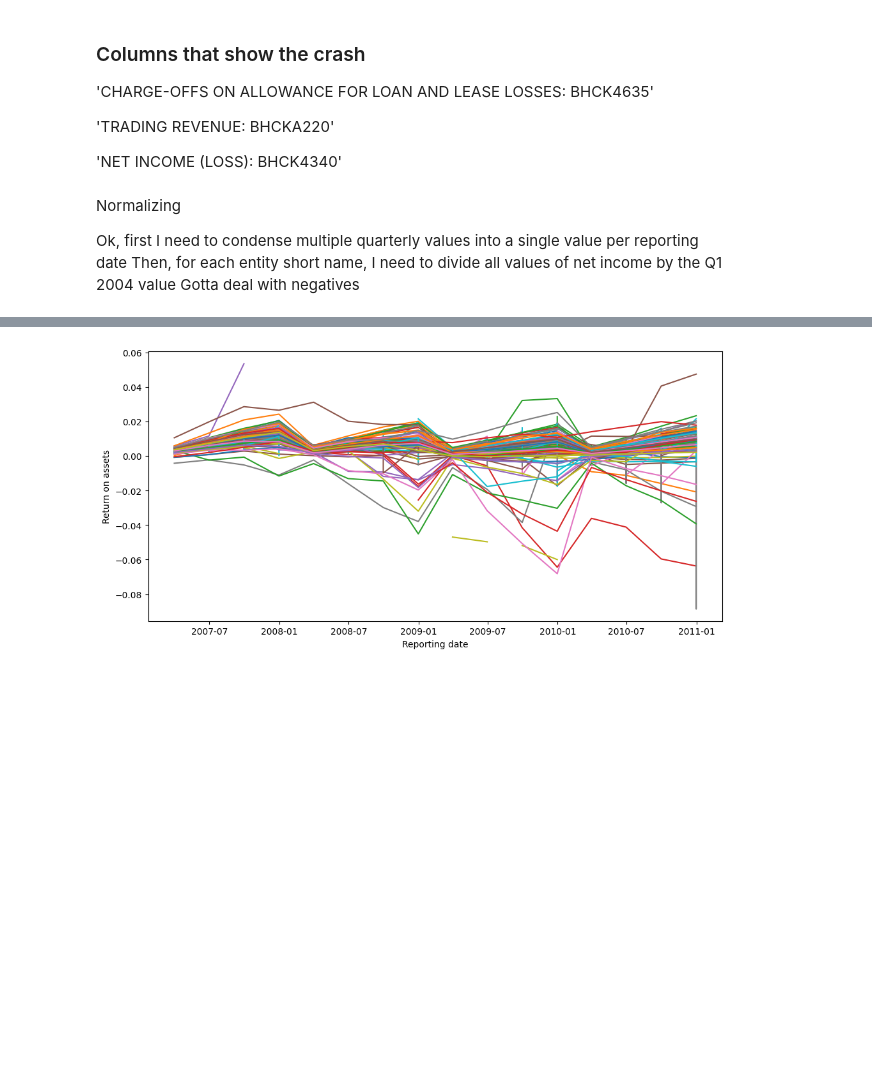
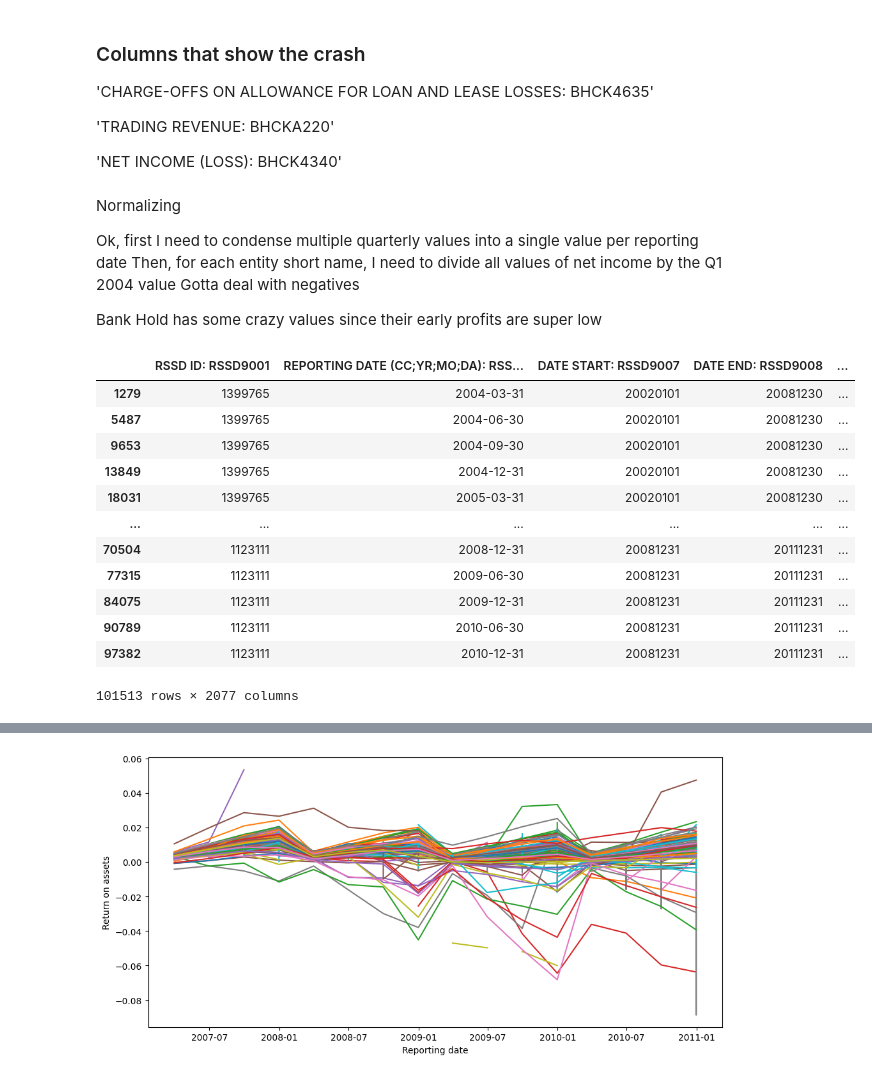
Before and after one commit to jmanacid1/DSE-Project, a Jupyter notebook: Visualize_Crash.ipynb, the cells around one changed output, grey strips where cells are left out. Drawn from its saved outputs; the diff is of its cells as text; code cells hidden in the pictures; blank space fills up the shorter version.

```diff
--- a/Visualize_Crash.ipynb
+++ b/Visualize_Crash.ipynb
@@ -100,3 +100,5 @@ Normalizing
 Ok, first I need to condense multiple quarterly values into a single value per reporting date
 Then, for each entity short name, I need to divide all values of net income by the Q1 2004 value
 Gotta deal with negatives
+
+Bank Hold has some crazy values since their early profits are super low
@@ -104,0 +105,17 @@ single_df = df.copy()
+# %%
+single_df = df.copy()
+single_df.sort_values(by=['ENTITY SHORT NAME: RSSD9010','REPORTING DATE (CC;YR;MO;DA): RSSD9999'])
+# %% [output]
+|  | RSSD ID: RSSD9001 | REPORTING DATE (CC;YR;MO;DA): RSS... | DATE START: RSSD9007 | DATE END: RSSD9008 | ... |
+| 1279 | 1399765 | 2004-03-31 | 20020101 | 20081230 | ... |
+| 5487 | 1399765 | 2004-06-30 | 20020101 | 20081230 | ... |
+| 9653 | 1399765 | 2004-09-30 | 20020101 | 20081230 | ... |
+| 13849 | 1399765 | 2004-12-31 | 20020101 | 20081230 | ... |
+| 18031 | 1399765 | 2005-03-31 | 20020101 | 20081230 | ... |
+| ... | ... | ... | ... | ... | ... |
+| 70504 | 1123111 | 2008-12-31 | 20081231 | 20111231 | ... |
+| 77315 | 1123111 | 2009-06-30 | 20081231 | 20111231 | ... |
+| 84075 | 1123111 | 2009-12-31 | 20081231 | 20111231 | ... |
+| 90789 | 1123111 | 2010-06-30 | 20081231 | 20111231 | ... |
+| 97382 | 1123111 | 2010-12-31 | 20081231 | 20111231 | ... |
+101513 rows × 2077 columns
```
Also changed, not shown: parts of 7 cells of this notebook, 1 other file.
